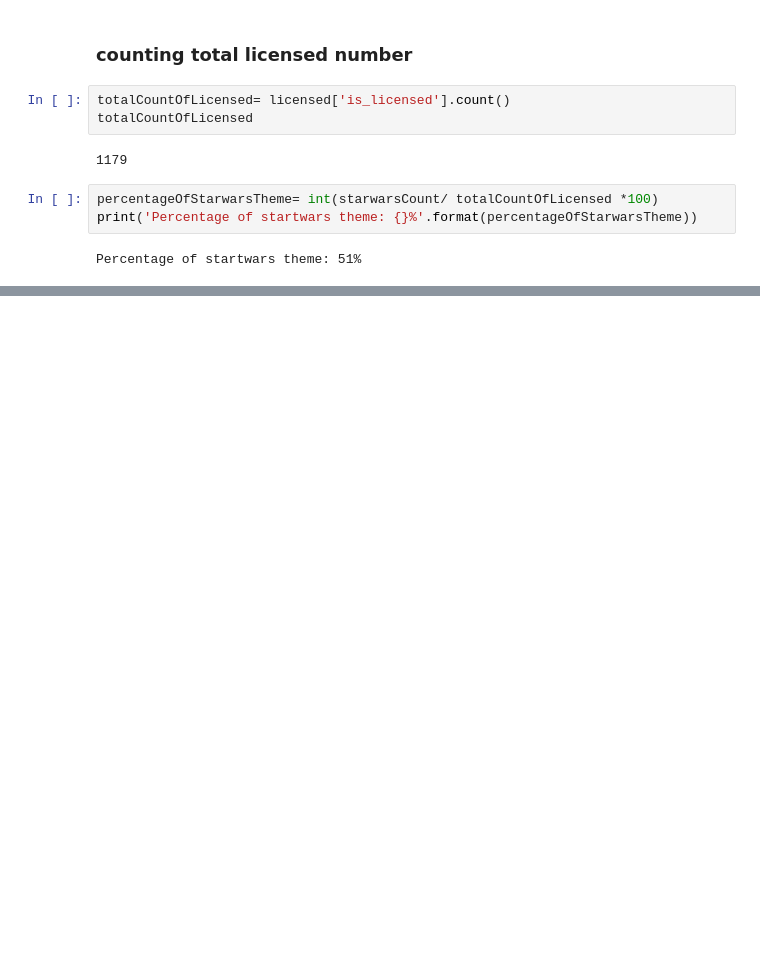
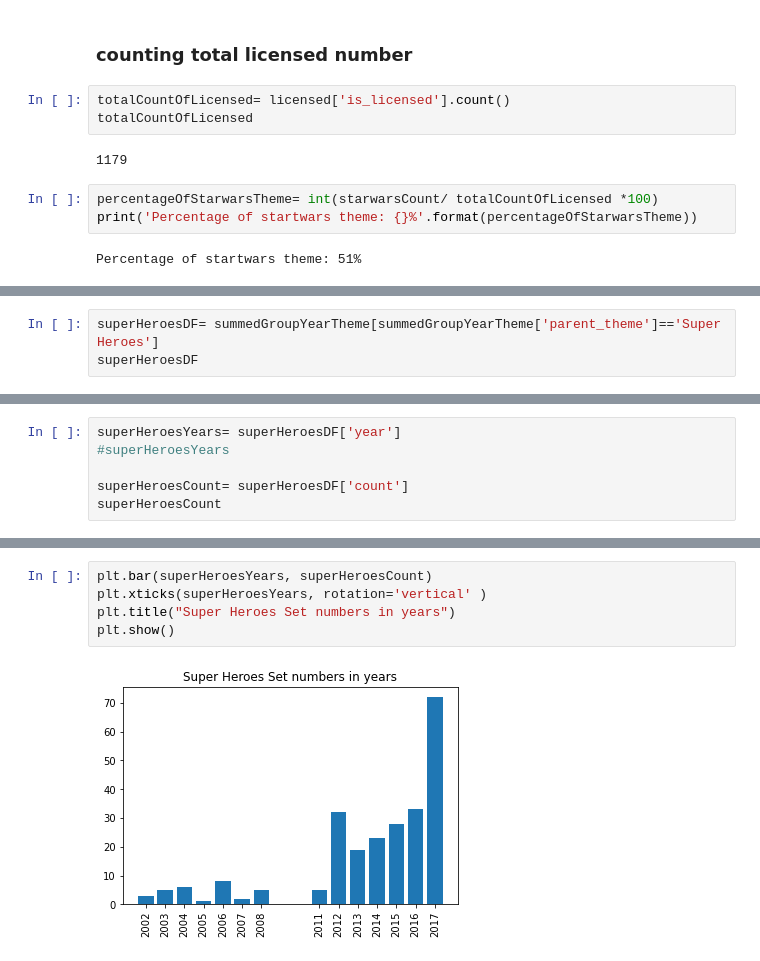
Before and after one commit to Asif-Dewan/legos-data-analysis, a Jupyter notebook: legosDataAnalysis.ipynb, the cells around one changed output, grey strips where cells are left out. Cells and saved outputs as stored; diff of their text form; blank space fills up the shorter version.

```diff
--- a/legosDataAnalysis.ipynb
+++ b/legosDataAnalysis.ipynb
@@ -99,0 +230,3 @@ Percentage of startwars theme: 51%
+# %%
+superHeroesDF= summedGroupYearTheme[summedGroupYearTheme['parent_theme']=='Super Heroes']
+superHeroesDF
@@ -99,0 +249,6 @@ Percentage of startwars theme: 51%
+# %%
+superHeroesYears= superHeroesDF['year']
+#superHeroesYears
+
+superHeroesCount= superHeroesDF['count']
+superHeroesCount
@@ -99,0 +271,7 @@ Percentage of startwars theme: 51%
+# %%
+plt.bar(superHeroesYears, superHeroesCount)
+plt.xticks(superHeroesYears, rotation='vertical' )
+plt.title("Super Heroes Set numbers in years")
+plt.show()
+# %% [output]
+[figure, added]
```
Also changed, not shown: parts of 17 cells of this notebook.
